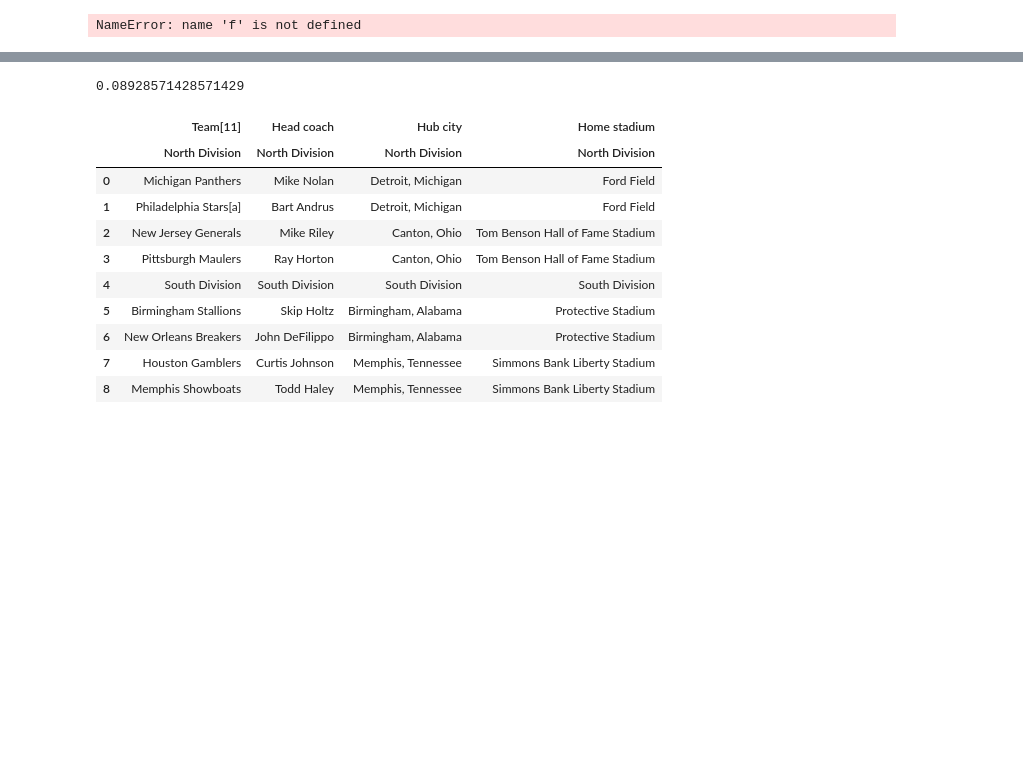
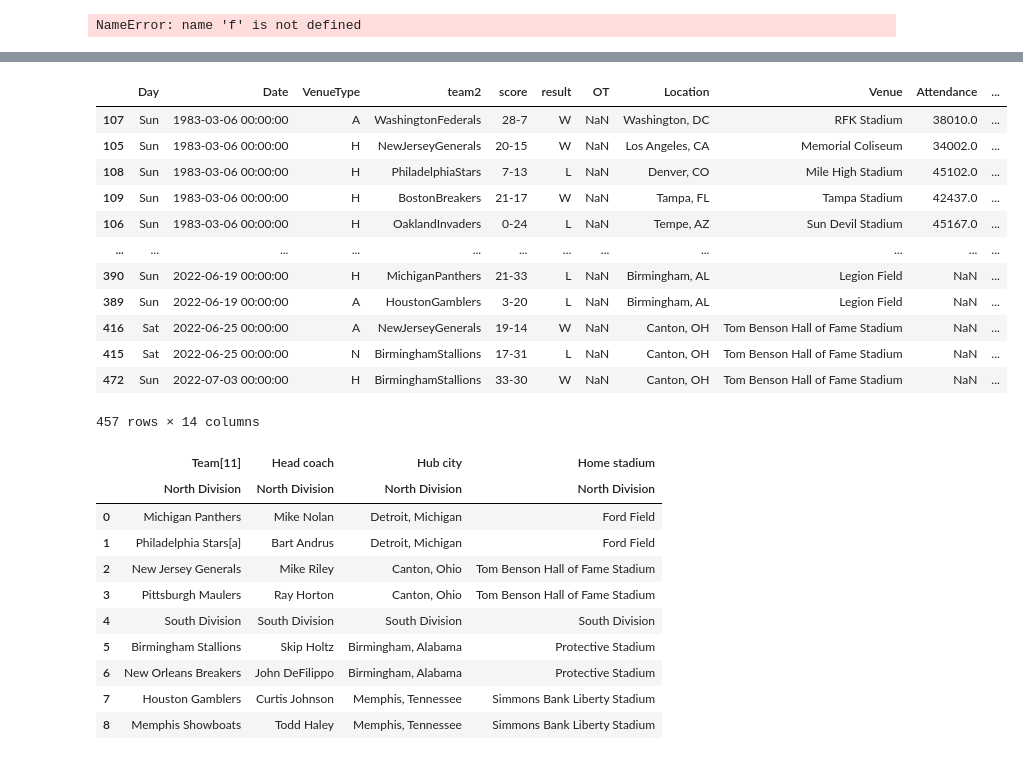
Before and after one commit to easella/usfl, a Jupyter notebook: usfl-elos.ipynb, the cells around one changed output, grey strips where cells are left out. Drawn from its saved outputs; the diff is of its cells as text; code cells hidden in the pictures; blank space fills up the shorter version.

```diff
--- a/usfl-elos.ipynb
+++ b/usfl-elos.ipynb
@@ -253,6 +253,10 @@ gh['g']=round(np.mean(hfaz)*25)
 l=0
 w=0
 df=df.replace("MemphisShowboats","TampaBayBandits")
+df=df[df.season<2023]
+msqe={}
+for i in range(10,50):
+    msqe[i]=[]
 for row in df.itertuples():
     if float(row.season)>currSeason:
         season=float(row.season)
@@ -316,6 +320,15 @@ for row in df.itertuples():
                 l+=1
             winnerhome=True
         eloLeague.gameOver(row.team2,row.team1,winnerhome,row.VenueType,row.score2,row.score1)
+    from sklearn.metrics import mean_squared_error
+    yt = [row.score1-row.score2]
+    if row.VenueType =='N' or row.VenueType=='H':
+        pred=(eloLeague.ratingDict[row.team2]+hfa)-eloLeague.ratingDict[row.team1]
+    else:
+        pred=(eloLeague.ratingDict[row.team1]+hfa)-eloLeague.ratingDict[row.team2]
+    for i in range(10,50):
+        y_pred=[round((pred)/i)]
+        msqe[i].append(mean_squared_error(yt, y_pred))
 css=df[df.season==2023]
 if len(css)==0:
     lsdf=df[df.season<2023]
@@ -332,7 +363,19 @@ if len(css)==0:
-# %%
-np.mean(hfaz)
-# %% [output]
-0.08928571428571429
+# %%
+df
+# %% [output]
+|  | Day | Date | VenueType | team2 | score | result | OT | Location | Venue | Attendance | ... |
+| 107 | Sun | 1983-03-06 00:00:00 | A | WashingtonFederals | 28-7 | W | NaN | Washington, DC | RFK Stadium | 38010.0 | ... |
+| 105 | Sun | 1983-03-06 00:00:00 | H | NewJerseyGenerals | 20-15 | W | NaN | Los Angeles, CA | Memorial Coliseum | 34002.0 | ... |
+| 108 | Sun | 1983-03-06 00:00:00 | H | PhiladelphiaStars | 7-13 | L | NaN | Denver, CO | Mile High Stadium | 45102.0 | ... |
+| 109 | Sun | 1983-03-06 00:00:00 | H | BostonBreakers | 21-17 | W | NaN | Tampa, FL | Tampa Stadium | 42437.0 | ... |
+| 106 | Sun | 1983-03-06 00:00:00 | H | OaklandInvaders | 0-24 | L | NaN | Tempe, AZ | Sun Devil Stadium | 45167.0 | ... |
+| ... | ... | ... | ... | ... | ... | ... | ... | ... | ... | ... | ... |
+| 390 | Sun | 2022-06-19 00:00:00 | H | MichiganPanthers | 21-33 | L | NaN | Birmingham, AL | Legion Field | NaN | ... |
+| 389 | Sun | 2022-06-19 00:00:00 | A | HoustonGamblers | 3-20 | L | NaN | Birmingham, AL | Legion Field | NaN | ... |
+| 416 | Sat | 2022-06-25 00:00:00 | A | NewJerseyGenerals | 19-14 | W | NaN | Canton, OH | Tom Benson Hall of Fame Stadium | NaN | ... |
+| 415 | Sat | 2022-06-25 00:00:00 | N | BirminghamStallions | 17-31 | L | NaN | Canton, OH | Tom Benson Hall of Fame Stadium | NaN | ... |
+| 472 | Sun | 2022-07-03 00:00:00 | H | BirminghamStallions | 33-30 | W | NaN | Canton, OH | Tom Benson Hall of Fame Stadium | NaN | ... |
+457 rows × 14 columns
 # %%
 pd.read_html("https://en.wikipedia.org/wiki/2023_USFL_season")[2]
 # %% [output]
```
Also changed, not shown: parts of 4 cells of this notebook.
